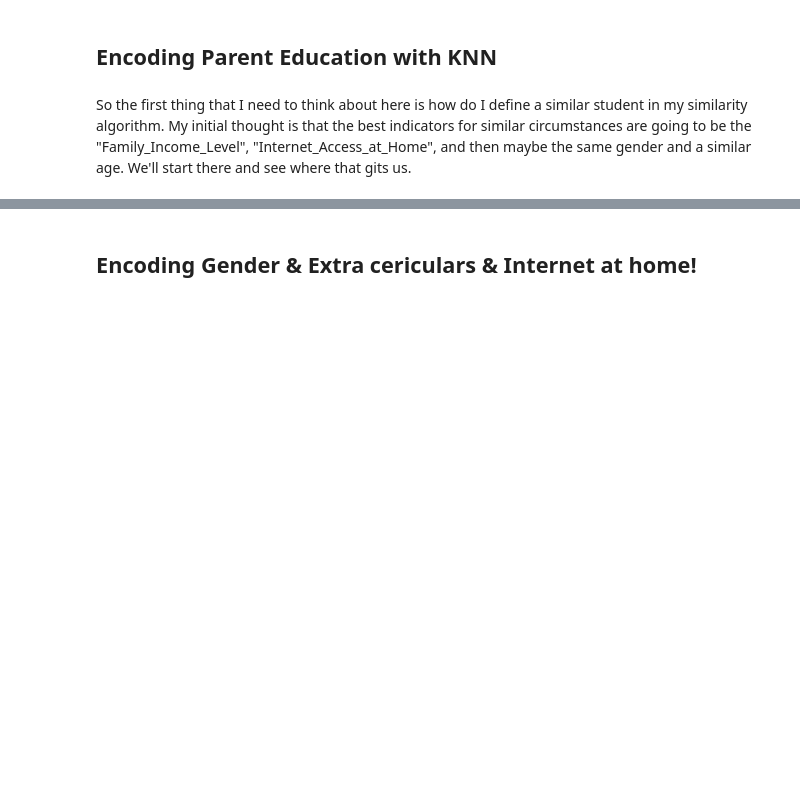
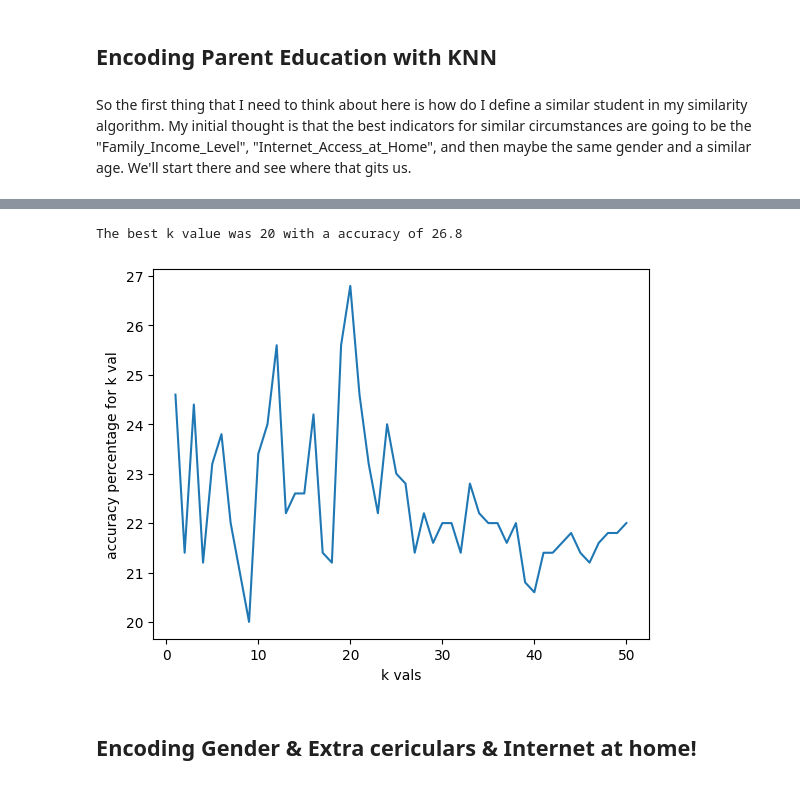
Before and after one commit to tylergarf/CSC396_Course_Coach, a Jupyter notebook: Data_Cleaning_Code.ipynb, the cells around one changed output, grey strips where cells are left out. Saved outputs shown, nothing was run; the diff lists cells and outputs as text; code cells hidden in the pictures; blank space fills up the shorter version.

```diff
--- a/Data_Cleaning_Code.ipynb
+++ b/Data_Cleaning_Code.ipynb
@@ -150,3 +163,72 @@ get_knn_parent_educat(4997,5,education_data_copy)
+# %%
+# First intialize counters, get a replicate frame that has no na's.
+educ_data_no_na = education_data[~education_data['Parent_Education_Level'].isna()].copy()
+
+# Also record the best k value. For now I am just gonna start with k between 1 and say 50.
+
+best_k = 0
+best_acc = 0
+
+min_k = 1
+max_k = 50
+
+num_no_na = educ_data_no_na.shape[0]
+
+num_correct_curr = 0
+
+k_val_accs = []
+
+base_seed = 122
+batch_size = 500
+
+for k in tqdm(range(min_k,max_k+1)):
+    num_correct_curr = 0
+
+    no_na_sample = educ_data_no_na.sample(n=batch_size,random_state=(base_seed+1)).reset_index(drop=True)
+
+    for ind,row in tqdm(no_na_sample.iterrows(),total=batch_size,leave=False):
+        # first just cause this was taking way to long intially I am going to just test
+        # each k on a subset of the original frame.
+
+        # First remeber what the true value for this row is.
+        gold_parent_educ = no_na_sample.at[ind,'Parent_Education_Level']
+
+        # Set current parent education to NA to use KNN to predict it.
+        educ_data_no_na.loc[ind,'Parent_Education_Level'] = np.nan
+
+        # Now run KNN alg.
+        pred_parent_educ = get_knn_parent_educat(ind,k,no_na_sample,False)
+
+        # Now immedietly put back the old non na value.
+        no_na_sample.loc[ind,'Parent_Education_Level'] = gold_parent_educ
+
+        # Now check if the prediction was correct.
+        if(gold_parent_educ==pred_parent_educ):
+            num_correct_curr += 1
+
+    # Now calculate accuracy percentage for the current k value.
+    curr_acc = (num_correct_curr/batch_size)*100
+    # Append this round's accuracy to the current list of accuracy vals.
+    k_val_accs.append(curr_acc)
+
+    # Now check if the current k is the most accurate.
+    if curr_acc >= best_acc:
+        best_k = k
+        best_acc = curr_acc
+
+# Now make a quick little plot to show how the accuracy changed wit the different k values
+import matplotlib.pyplot as plt
+
+print(f"The best k value was {best_k} with a accuracy of {best_acc}")
+
+k_vals = np.arange(min_k,(max_k+1))
+plt.plot(k_vals,k_val_accs)
+plt.xlabel("k vals")
+plt.ylabel("accuracy percentage for k val")
+plt.show()
+# %% [output]
+The best k value was 20 with a accuracy of 26.8
+[figure, added]
 # %% [markdown]
 ## Encoding Gender & Extra cericulars & Internet at home!
 # %% [markdown]
```
Also changed, not shown: parts of 4 cells of this notebook.
